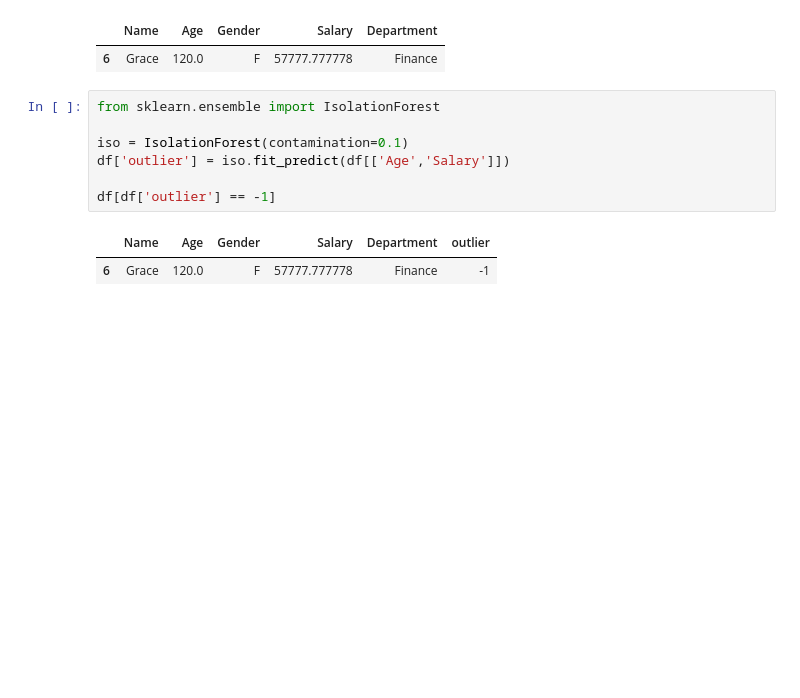
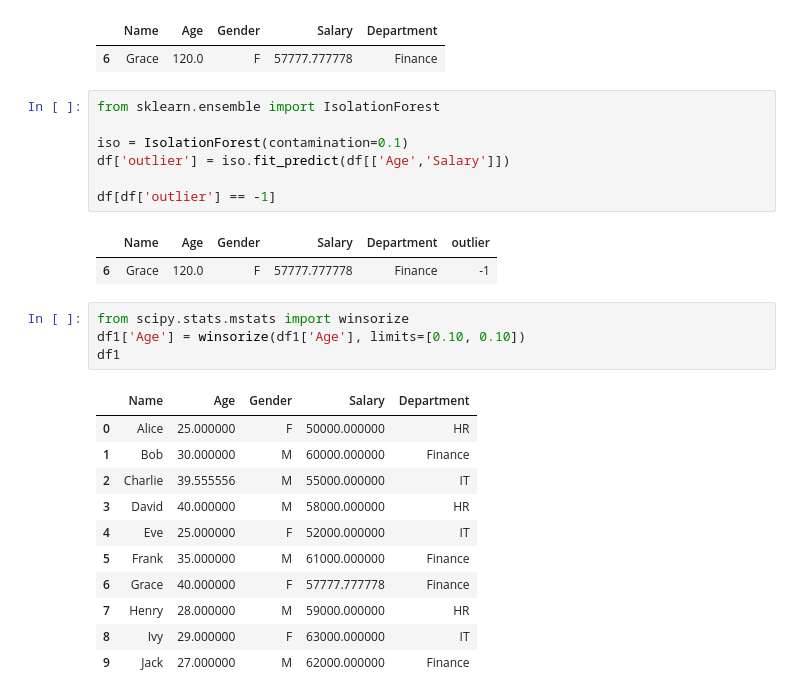
Before and after one commit to Roshansekar/Data-Preprocess, a Jupyter notebook: Data_Preprocessing.ipynb, the cells around one changed output. Saved outputs shown, nothing was run; the diff lists cells and outputs as text; blank space fills up the shorter version.

```diff
--- a/Data_Preprocessing.ipynb
+++ b/Data_Preprocessing.ipynb
@@ -179,3 +203,19 @@ df[df['outlier'] == -1]
 # %% [output]
 |  | Name | Age | Gender | Salary | Department | outlier |
 | 6 | Grace | 120.0 | F | 57777.777778 | Finance | -1 |
+# %%
+from scipy.stats.mstats import winsorize
+df1['Age'] = winsorize(df1['Age'], limits=[0.10, 0.10])
+df1
+# %% [output]
+|  | Name | Age | Gender | Salary | Department |
+| 0 | Alice | 25.000000 | F | 50000.000000 | HR |
+| 1 | Bob | 30.000000 | M | 60000.000000 | Finance |
+| 2 | Charlie | 39.555556 | M | 55000.000000 | IT |
+| 3 | David | 40.000000 | M | 58000.000000 | HR |
+| 4 | Eve | 25.000000 | F | 52000.000000 | IT |
+| 5 | Frank | 35.000000 | M | 61000.000000 | Finance |
+| 6 | Grace | 40.000000 | F | 57777.777778 | Finance |
+| 7 | Henry | 28.000000 | M | 59000.000000 | HR |
+| 8 | Ivy | 29.000000 | F | 63000.000000 | IT |
+| 9 | Jack | 27.000000 | M | 62000.000000 | Finance |
```
Also changed, not shown: parts of 5 cells of this notebook.
